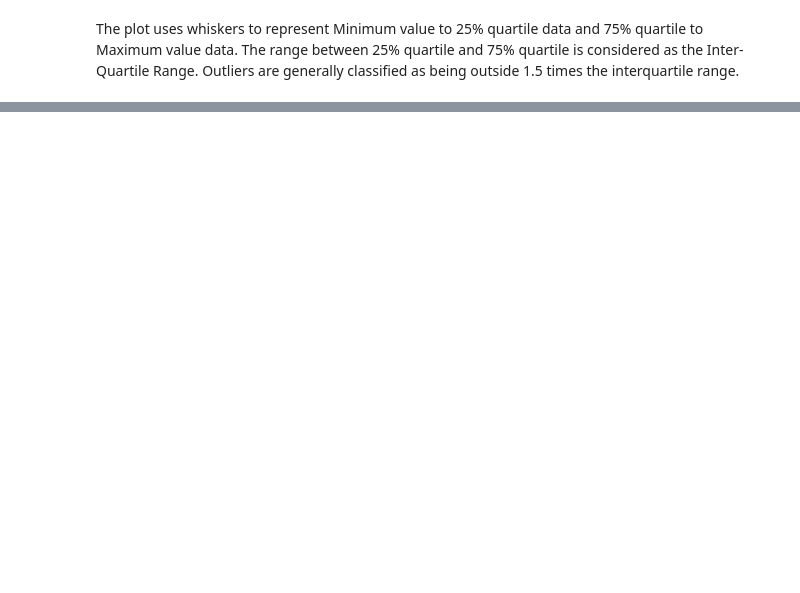
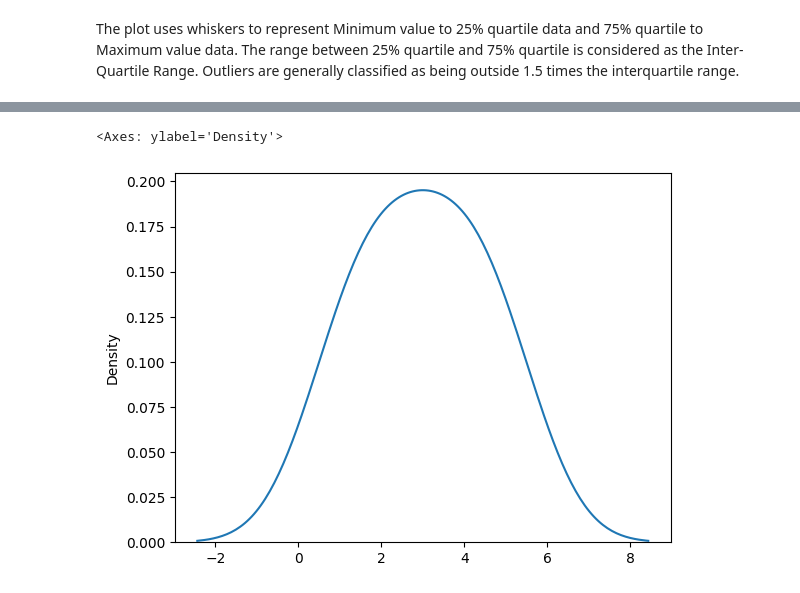
Before and after one commit to abadongutierrez/jabaddon-python-learning, a Jupyter notebook: data_analysis/exploratory_data_analysis/plots.ipynb, the cells around one changed output, grey strips where cells are left out. Cells and saved outputs as stored; diff of their text form; code cells hidden in the pictures; blank space fills up the shorter version.

```diff
--- a/data_analysis/exploratory_data_analysis/plots.ipynb
+++ b/data_analysis/exploratory_data_analysis/plots.ipynb
@@ -109,0 +132,5 @@ The plot uses whiskers to represent Minimum value to 25% quartile data and 75% q
+# %%
+sns.kdeplot(x)
+# %% [output]
+<Axes: ylabel='Density'>
+[figure, added]
```
Also changed, not shown: parts of 7 cells of this notebook, 9 other files.
